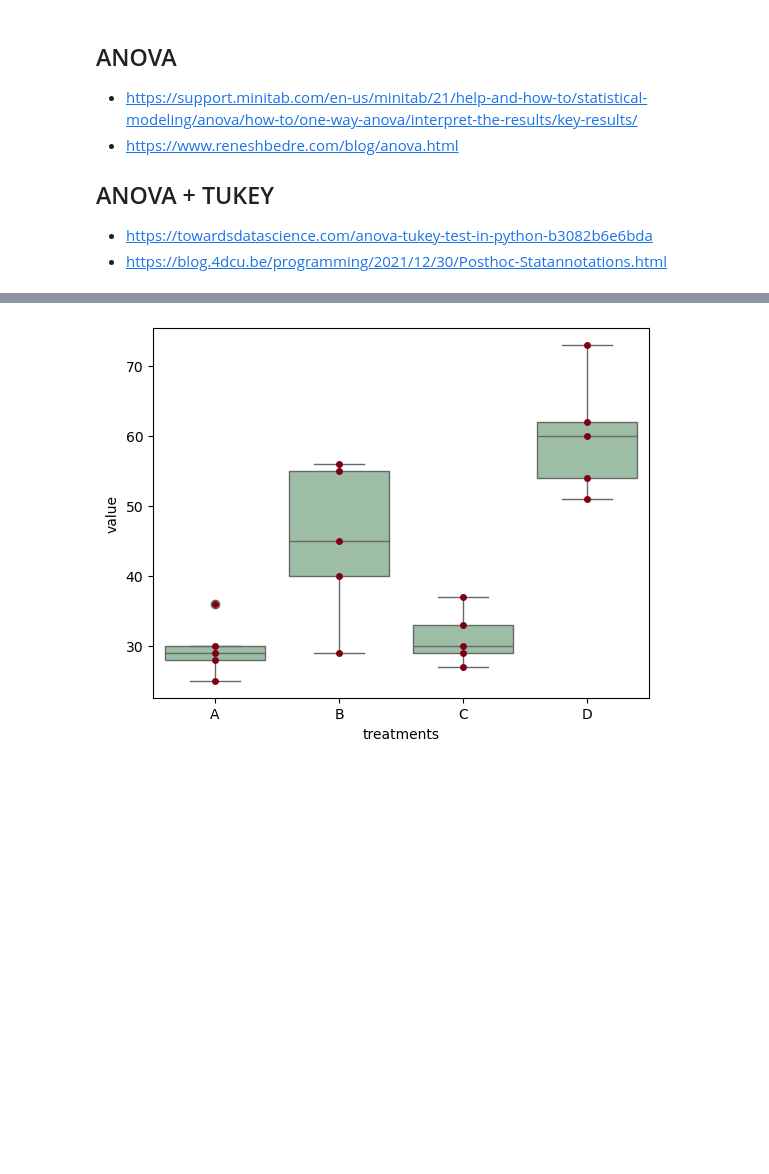
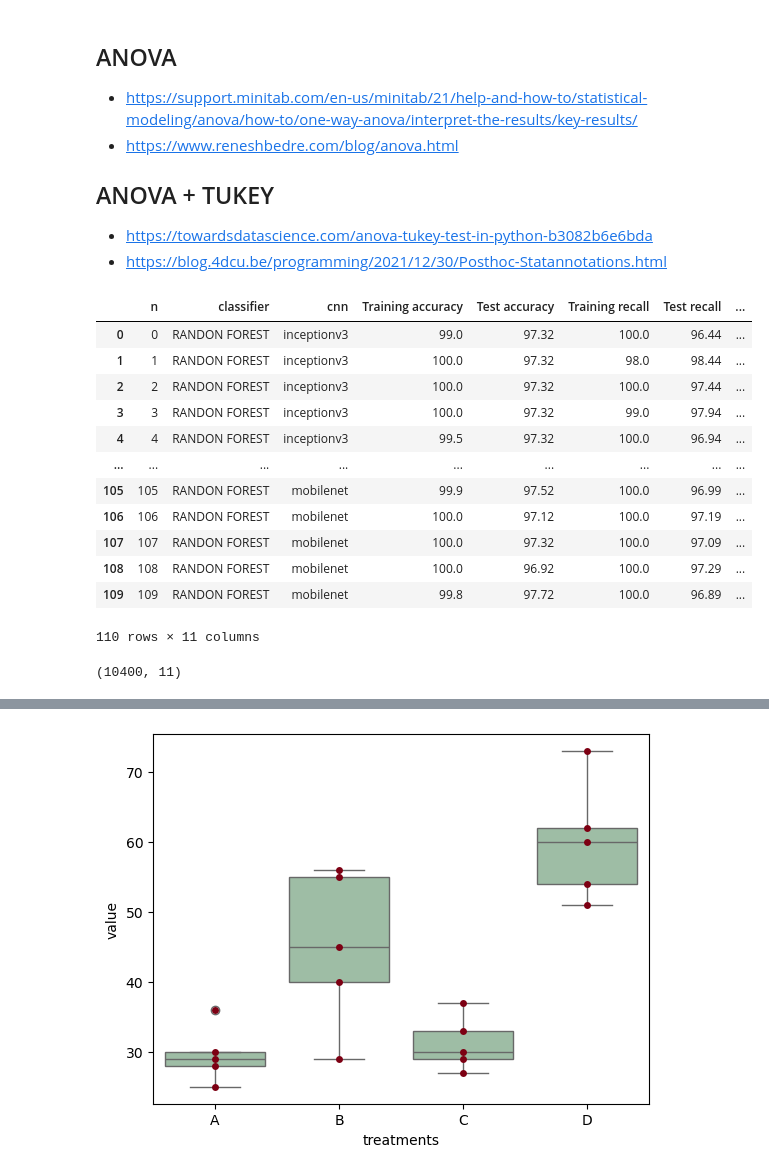
Before and after one commit to leandrobmarinho/statistical-tests, a Jupyter notebook: notebook/statistical_tests_1.ipynb, the cells around one changed output, grey strips where cells are left out. Cells and saved outputs as stored; diff of their text form; code cells hidden in the pictures; blank space fills up the shorter version.

```diff
--- a/notebook/statistical_tests.ipynb
+++ b/notebook/statistical_tests_1.ipynb
@@ -9,3 +9,40 @@
 ## ANOVA + TUKEY
 - https://towardsdatascience.com/anova-tukey-test-in-python-b3082b6e6bda
 - https://blog.4dcu.be/programming/2021/12/30/Posthoc-Statannotations.html
+# %%
+from os import path
+import pandas as pd
+import numpy as np
+import matplotlib.pyplot as plt
+import seaborn as sns
+from statsmodels.stats.multicomp import pairwise_tukeyhsd
+import statsmodels.api as sm
+from statsmodels.formula.api import ols
+
+from scipy.stats import f_oneway
+from scikit_posthocs import posthoc_tukey
+
+
+DATA_PATH = 'data/dados_para_teste.csv'
+METRIC = 'Test accuracy'
+# %%
+data = pd.read_csv(path.join('..', DATA_PATH))
+data.head(110)
+# %% [output]
+|  | n | classifier | cnn | Training accuracy | Test accuracy | Training recall | Test recall | ... |
+| 0 | 0 | RANDON FOREST | inceptionv3 | 99.0 | 97.32 | 100.0 | 96.44 | ... |
+| 1 | 1 | RANDON FOREST | inceptionv3 | 100.0 | 97.32 | 98.0 | 98.44 | ... |
+| 2 | 2 | RANDON FOREST | inceptionv3 | 100.0 | 97.32 | 100.0 | 97.44 | ... |
+| 3 | 3 | RANDON FOREST | inceptionv3 | 100.0 | 97.32 | 99.0 | 97.94 | ... |
+| 4 | 4 | RANDON FOREST | inceptionv3 | 99.5 | 97.32 | 100.0 | 96.94 | ... |
+| ... | ... | ... | ... | ... | ... | ... | ... | ... |
+| 105 | 105 | RANDON FOREST | mobilenet | 99.9 | 97.52 | 100.0 | 96.99 | ... |
+| 106 | 106 | RANDON FOREST | mobilenet | 100.0 | 97.12 | 100.0 | 97.19 | ... |
+| 107 | 107 | RANDON FOREST | mobilenet | 100.0 | 97.32 | 100.0 | 97.09 | ... |
+| 108 | 108 | RANDON FOREST | mobilenet | 100.0 | 96.92 | 100.0 | 97.29 | ... |
+| 109 | 109 | RANDON FOREST | mobilenet | 99.8 | 97.72 | 100.0 | 96.89 | ... |
+110 rows × 11 columns
+# %%
+data.shape
+# %% [output]
+(10400, 11)
```
Also changed, not shown: parts of 12 cells of this notebook, 9 other files.
